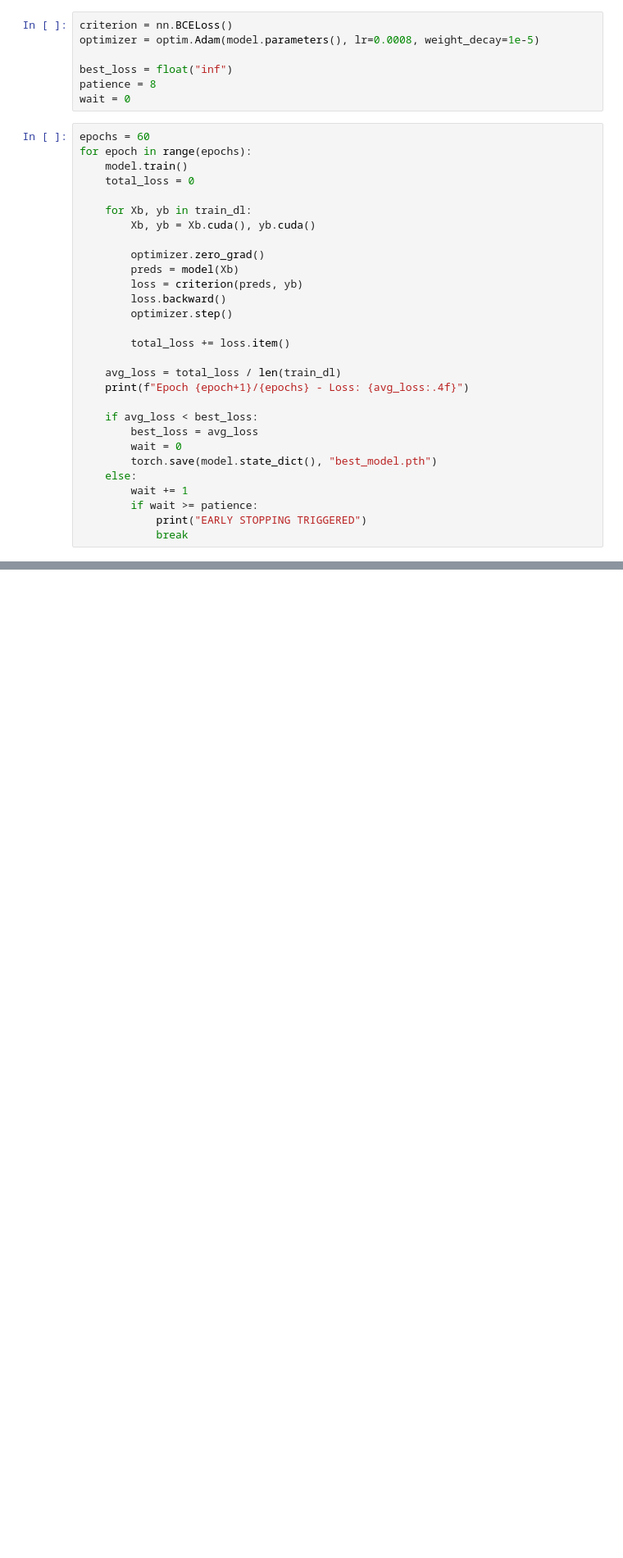
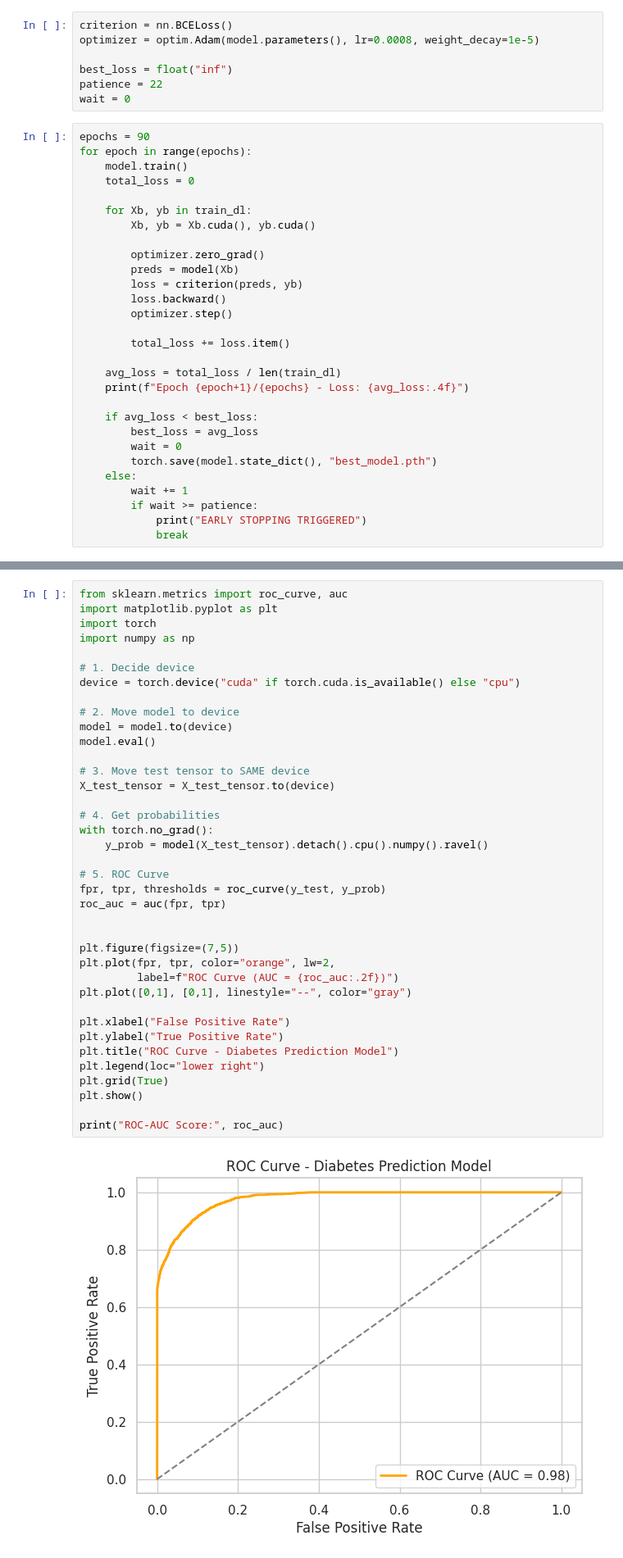
Before and after one commit to rachitkumar2105/Sugar-Sense, a Jupyter notebook: notebook5d483111c1.ipynb, the cells around one changed output, grey strips where cells are left out. Shown at 82% size. Cells and saved outputs as stored; diff of their text form; blank space fills up the shorter version.

```diff
--- a/notebook5d483111c1.ipynb
+++ b/notebook5d483111c1.ipynb
@@ -90,10 +90,10 @@ criterion = nn.BCELoss()
 optimizer = optim.Adam(model.parameters(), lr=0.0008, weight_decay=1e-5)
 
 best_loss = float("inf")
-patience = 8
+patience = 22
 wait = 0
 # %%
-epochs = 60
+epochs = 90
 for epoch in range(epochs):
     model.train()
     total_loss = 0
@@ -188,0 +239,40 @@ weighted avg       0.95      0.94      0.94     20000
+# %%
+from sklearn.metrics import roc_curve, auc
+import matplotlib.pyplot as plt
+import torch
+import numpy as np
+
+# 1. Decide device
+device = torch.device("cuda" if torch.cuda.is_available() else "cpu")
+
+# 2. Move model to device
+model = model.to(device)
+model.eval()
+
+# 3. Move test tensor to SAME device
+X_test_tensor = X_test_tensor.to(device)
+
+# 4. Get probabilities
+with torch.no_grad():
+    y_prob = model(X_test_tensor).detach().cpu().numpy().ravel()
+
+# 5. ROC Curve
+fpr, tpr, thresholds = roc_curve(y_test, y_prob)
+roc_auc = auc(fpr, tpr)
+
+
+plt.figure(figsize=(7,5))
+plt.plot(fpr, tpr, color="orange", lw=2,
+         label=f"ROC Curve (AUC = {roc_auc:.2f})")
+plt.plot([0,1], [0,1], linestyle="--", color="gray")
+
+plt.xlabel("False Positive Rate")
+plt.ylabel("True Positive Rate")
+plt.title("ROC Curve - Diabetes Prediction Model")
+plt.legend(loc="lower right")
+plt.grid(True)
+plt.show()
+
+print("ROC-AUC Score:", roc_auc)
+# %% [output]
+[figure, added]
```
Also changed, not shown: parts of 12 cells of this notebook.
